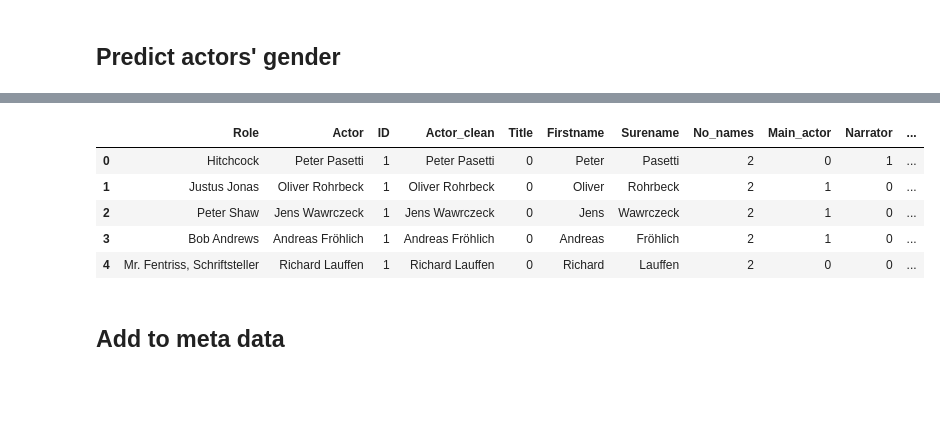
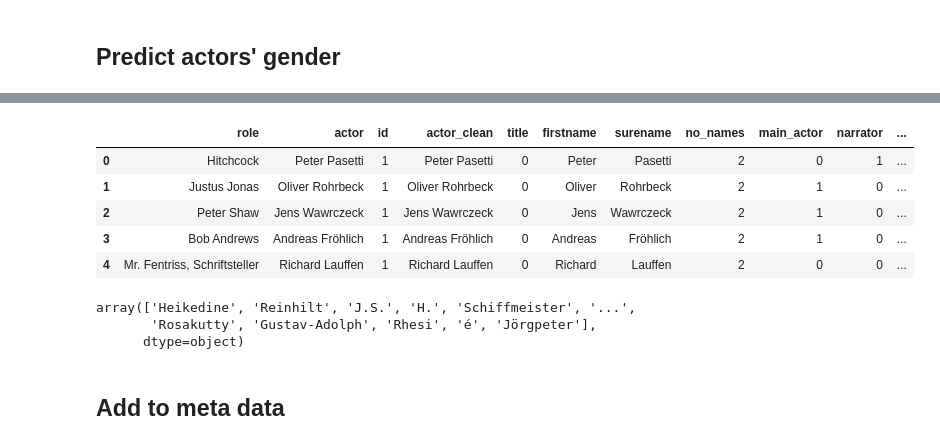
Before and after one commit to Lisa-Ho/three-investigators, a Jupyter notebook: notebooks/three-investigators-part-II.ipynb, the cells around one changed output, grey strips where cells are left out. Saved outputs shown, nothing was run; the diff lists cells and outputs as text; code cells hidden in the pictures; blank space fills up the shorter version.

```diff
--- a/notebooks/three-investigators-part-II.ipynb
+++ b/notebooks/three-investigators-part-II.ipynb
@@ -43,6 +43,7 @@ meta = pd.read_csv(".\\data\\scraped\\meta.csv")
 actors = pd.read_csv(".\\data\\scraped\\actor_all.csv")
 content = pd.read_csv(".\\data\\scraped\\content_all.csv")
 rating = pd.read_csv(".\\data\\scraped\\rating.csv")
+gender = pd.read_csv(".\\data\\processed\\actor_gender_prediction_2020-09-26.csv")
 # %%
 meta.shape
 # %% [output]
@@ -59,0 +63,7 @@ for df in df_list:
+# %%
+### add episode 29 details to meta table (https://www.rocky-beach.com/hoerspiel/folgen/029.html)
+meta = meta.append({'id' : 29, 'music': 'B. Brac/B. George', 'date':'1982-03-21',
+                     'minutes': 34, 'minutes_mean':34, 'minutes_total':34, 'parts':1} , ignore_index=True)
+
+## remove 29 from actors table
+actors = actors.loc[actors["id"] != 29]
@@ -92,12 +101,19 @@ gender.head()
 # %%
 # join tables
-actors = pd.merge(actors, gender, left_on='Firstname', right_on = "Name", how="left")
-actors = actors.drop("Name", axis=1)
+actors = pd.merge(actors, gender, left_on='firstname', right_on = "name", how="left")
+actors = actors.drop("name", axis=1)
 actors.head()
 # %% [output]
-|  | Role | Actor | ID | Actor_clean | Title | Firstname | Surename | No_names | Main_actor | Narrator | ... |
+|  | role | actor | id | actor_clean | title | firstname | surename | no_names | main_actor | narrator | ... |
 | 0 | Hitchcock | Peter Pasetti | 1 | Peter Pasetti | 0 | Peter | Pasetti | 2 | 0 | 1 | ... |
 | 1 | Justus Jonas | Oliver Rohrbeck | 1 | Oliver Rohrbeck | 0 | Oliver | Rohrbeck | 2 | 1 | 0 | ... |
 | 2 | Peter Shaw | Jens Wawrczeck | 1 | Jens Wawrczeck | 0 | Jens | Wawrczeck | 2 | 1 | 0 | ... |
 | 3 | Bob Andrews | Andreas Fröhlich | 1 | Andreas Fröhlich | 0 | Andreas | Fröhlich | 2 | 1 | 0 | ... |
 | 4 | Mr. Fentriss, Schriftsteller | Richard Lauffen | 1 | Richard Lauffen | 0 | Richard | Lauffen | 2 | 0 | 0 | ... |
+# %%
+# get list of names that have not been classified with a gender
+actors.loc[actors["gender"].isna()]["firstname"].unique()
+# %% [output]
+array(['Heikedine', 'Reinhilt', 'J.S.', 'H.', 'Schiffmeister', '...',
+       'Rosakutty', 'Gustav-Adolph', 'Rhesi', 'é', 'Jörgpeter'],
+      dtype=object)
```
Also changed, not shown: parts of 20 cells of this notebook.
